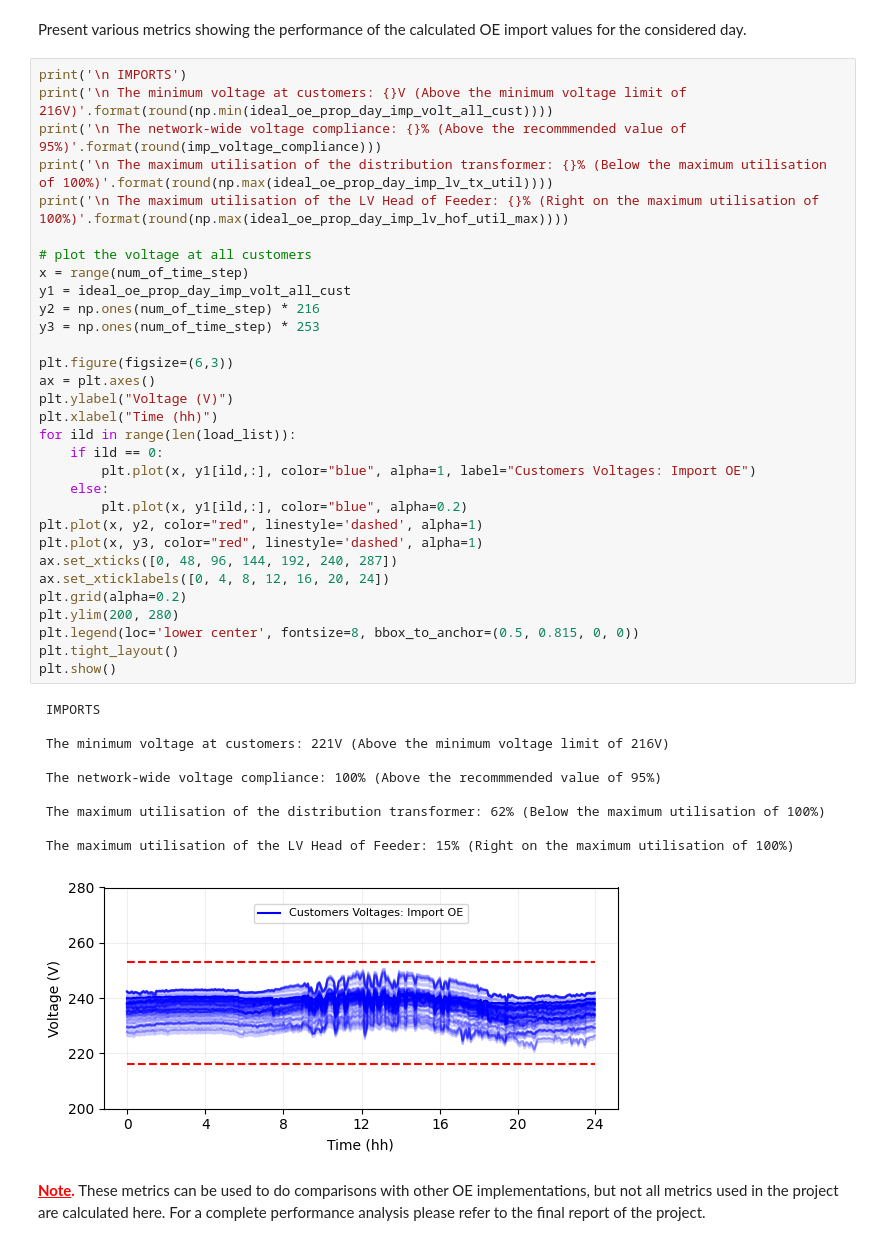
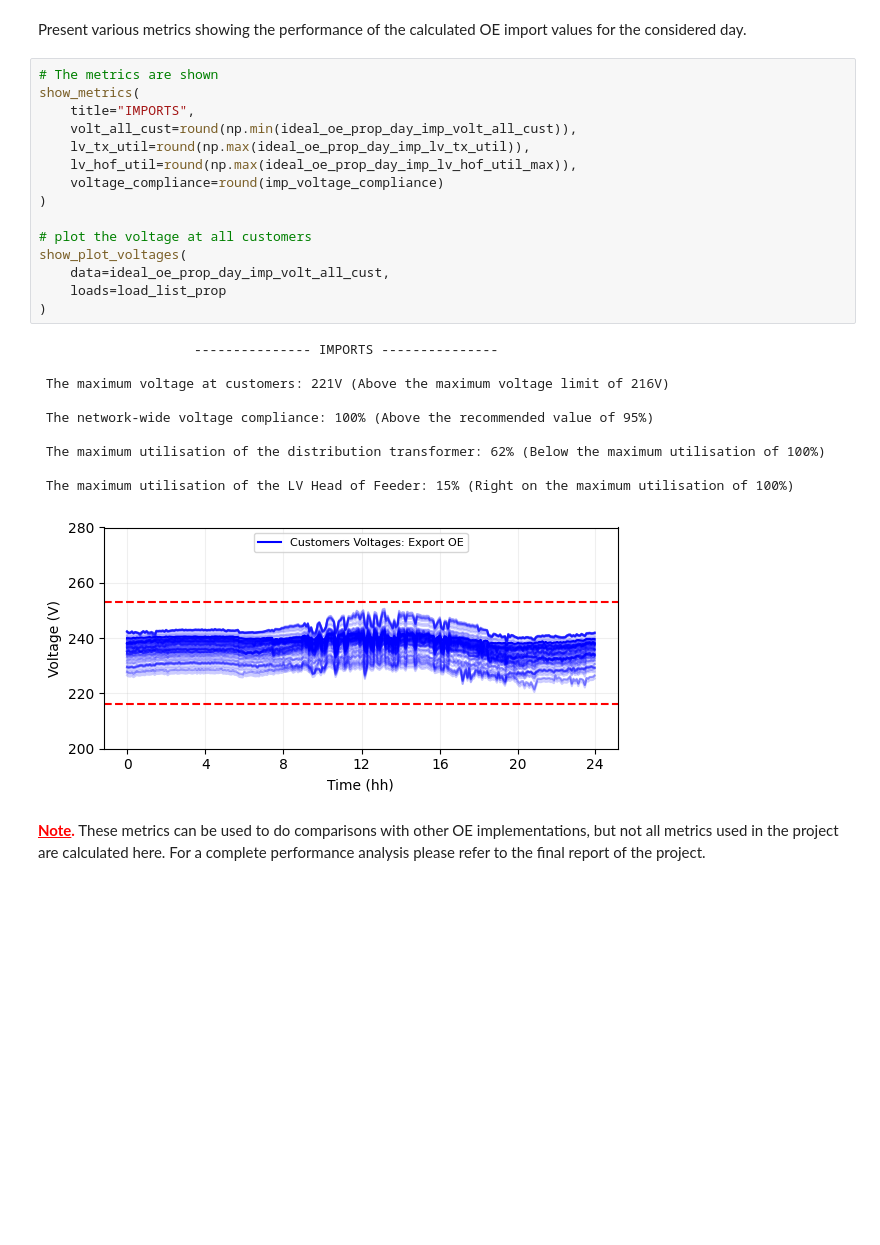
Before and after one commit to aavilarojas28/OE_algorithms, a Jupyter notebook: OE_LV/OE1-Ideal/new-OE1-Ideal.ipynb, the cells around one changed output. Drawn from its saved outputs; the diff is of its cells as text; blank space fills up the shorter version.

```diff
--- a/OE_LV/OE1-Ideal/new-OE1-Ideal.ipynb
+++ b/OE_LV/OE1-Ideal/new-OE1-Ideal.ipynb
@@ -541,47 +760,31 @@ plt.show()
 # %% [markdown]
 Present various metrics showing the performance of the calculated OE import values for the considered day.
-# %%
-print('\n IMPORTS')
-print('\n The minimum voltage at customers: {}V (Above the minimum voltage limit of 216V)'.format(round(np.min(ideal_oe_prop_day_imp_volt_all_cust))))
-print('\n The network-wide voltage compliance: {}% (Above the recommmended value of 95%)'.format(round(imp_voltage_compliance)))
-print('\n The maximum utilisation of the distribution transformer: {}% (Below the maximum utilisation of 100%)'.format(round(np.max(ideal_oe_prop_day_imp_lv_tx_util))))
-print('\n The maximum utilisation of the LV Head of Feeder: {}% (Right on the maximum utilisation of 100%)'.format(round(np.max(ideal_oe_prop_day_imp_lv_hof_util_max))))
-
-# plot the voltage at all customers
-x = range(num_of_time_step)
-y1 = ideal_oe_prop_day_imp_volt_all_cust
-y2 = np.ones(num_of_time_step) * 216
-y3 = np.ones(num_of_time_step) * 253
-
-plt.figure(figsize=(6,3))
-ax = plt.axes()
-plt.ylabel("Voltage (V)")
-plt.xlabel("Time (hh)")
-for ild in range(len(load_list)):
-    if ild == 0:
-        plt.plot(x, y1[ild,:], color="blue", alpha=1, label="Customers Voltages: Import OE")
-    else:
-        plt.plot(x, y1[ild,:], color="blue", alpha=0.2)
-plt.plot(x, y2, color="red", linestyle='dashed', alpha=1)
-plt.plot(x, y3, color="red", linestyle='dashed', alpha=1)
-ax.set_xticks([0, 48, 96, 144, 192, 240, 287])
-ax.set_xticklabels([0, 4, 8, 12, 16, 20, 24])
-plt.grid(alpha=0.2)
-plt.ylim(200, 280)
-plt.legend(loc='lower center', fontsize=8, bbox_to_anchor=(0.5, 0.815, 0, 0))
-plt.tight_layout()
-plt.show()
-# %% [output]
- IMPORTS
-
- The minimum voltage at customers: 221V (Above the minimum voltage limit of 216V)
-
- The network-wide voltage compliance: 100% (Above the recommmended value of 95%)
-
- The maximum utilisation of the distribution transformer: 62% (Below the maximum utilisation of 100%)
-
- The maximum utilisation of the LV Head of Feeder: 15% (Right on the maximum utilisation of 100%)
-[figure, removed]
+# %%
+# The metrics are shown
+show_metrics(
+    title="IMPORTS",
+    volt_all_cust=round(np.min(ideal_oe_prop_day_imp_volt_all_cust)),
+    lv_tx_util=round(np.max(ideal_oe_prop_day_imp_lv_tx_util)),
+    lv_hof_util=round(np.max(ideal_oe_prop_day_imp_lv_hof_util_max)),
+    voltage_compliance=round(imp_voltage_compliance)
+)
+
+# plot the voltage at all customers
+show_plot_voltages(
+    data=ideal_oe_prop_day_imp_volt_all_cust,
+    loads=load_list_prop
+)
+# %% [output]
+                    --------------- IMPORTS ---------------
+
+ The maximum voltage at customers: 221V (Above the maximum voltage limit of 216V)
+
+ The network-wide voltage compliance: 100% (Above the recommended value of 95%)
+
+ The maximum utilisation of the distribution transformer: 62% (Below the maximum utilisation of 100%)
+
+ The maximum utilisation of the LV Head of Feeder: 15% (Right on the maximum utilisation of 100%)
+[figure, added]
 # %% [markdown]
 <span style="color:red">**<u>Note</u>.</span>** These metrics can be used to do comparisons with other OE implementations, but not all metrics used in the project are calculated here. For a complete performance analysis please refer to the final report of the project.
 # %% [markdown]
```
Also changed, not shown: parts of 40 cells of this notebook.
